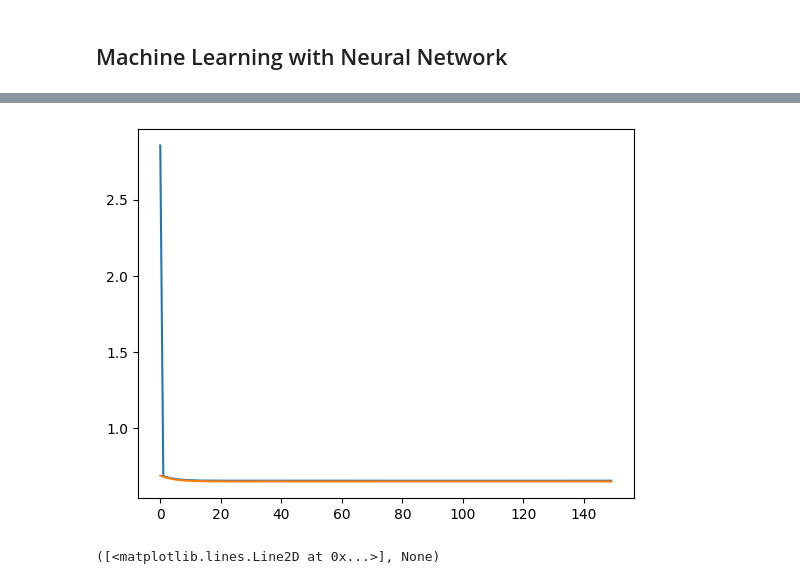
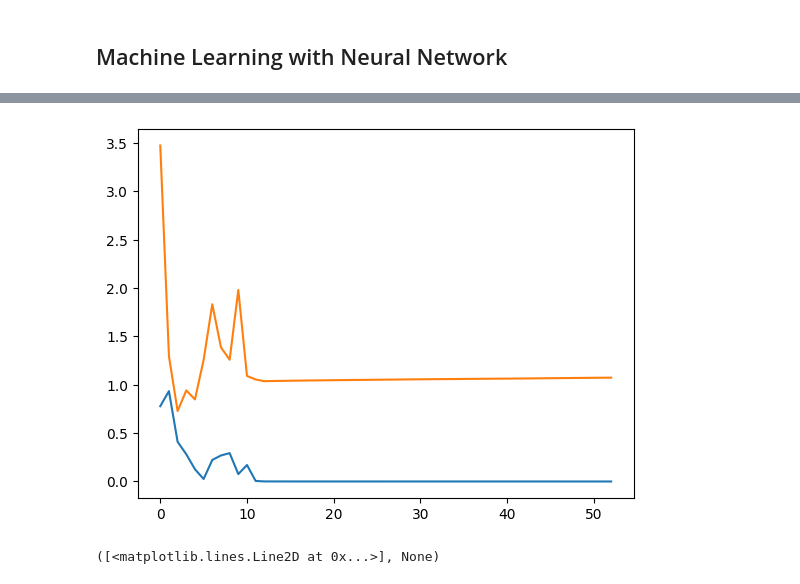
Before and after one commit to Seb65789/Lisboa-Machine-Learning-Project, a Jupyter notebook: Part 2/Clasification_problem1.ipynb, the cells around one changed output, grey strips where cells are left out. Drawn from its saved outputs; the diff is of its cells as text; code cells hidden in the pictures.

```diff
--- a/Part 2/Clasification_problem1.ipynb
+++ b/Part 2/Clasification_problem1.ipynb
@@ -97,9 +112,14 @@ We randomly replicate data from class 0 to have the same amount as class 1.
 IT CAN INCREASE OVERFITTING !!
 # %%
 ros = imb.over_sampling.RandomOverSampler(random_state=None)
-X_train_ROS, y_train_ROS = ros.fit_resample(X_train, y_train)
-X_train_ROS, X_val_ROS, y_train_ROS, y_val_ROS = train_test_split(X_train, train_labels, test_size=0.2)
 
-print("The number of training samples with class 0 after ROS :", np.sum(y_train_ROS==0))
-print("The number of training samples with class 1 after ROS :", np.sum(y_train_ROS==1))
+X_train_ROS, y_train_ROS = ros.fit_resample(X_train_processed, y_train)
+X_train_ROS, X_val_ROS, y_train_ROS, y_val_ROS = train_test_split(X_train_ROS, y_train_ROS, test_size=0.2)
+
+# One hot encoding
+train_labels_ROS = keras.utils.to_categorical(y_train_ROS,2)
+val_labels_ROS = keras.utils.to_categorical(y_val_ROS,2)
+
+print("The number of training samples with class 0 after ROS :", np.sum(y_train_ROS==0)+np.sum(y_val_ROS==0))
+print("The number of training samples with class 1 after ROS :", np.sum(y_train_ROS==1)+np.sum(y_val_ROS==1))
 # %% [output]
@@ -118,8 +145,17 @@ We use a modified version because SMOTE is not effective on high dimensional dat
 # %%
 # Neural network
 model = Sequential()
-model.add(Dense(16, input_dim=48*48, activation='relu'))
-model.add(Dense(8, activation='relu'))
+
+#0.95 with  256 -> 128 -> 64 -> 2
+#0.88 with 128 -> 64 -> 32 -> 2
+#0.81 with 128 -> 64 -> 32 -> 16 -> 2
+#0.86 with 256 -> 128 -> 64 -> 32 -> 2
+
+
+# Input layer
+model.add(Dense(256, input_shape=(48*48,), activation='relu'))
+model.add(Dense(128, activation='relu'))
+model.add(Dense((64), activation='relu'))
 model.add(Dense(2, activation='sigmoid'))
 model.summary()
 # %% [output]
@@ -139,16 +237,19 @@ Model: "sequential_3"
 # %%
-batch_size=50
-epochs=150
-lr=0.001
 
 adam = keras.optimizers.Adam(learning_rate = lr)
 model.compile(optimizer = adam,
-              loss = 'binary_crossentropy',
+              loss = 'categorical_crossentropy',
               metrics=['accuracy'])
 
-print(y_val_RUS.shape)
-#MLP without early stopping
-history = model.fit(x = X_train_RUS,y=y_train_RUS,epochs = epochs,batch_size=batch_size,validation_data = (X_val_RUS,y_val_RUS),verbose = 1)
+
+#MLP with early stopping
+history = model.fit(x = X_train_ROS,
+                    y=train_labels_ROS,
+                    epochs = epochs,
+                    batch_size=batch_size,
+                    validation_data = (X_val_ROS,val_labels_ROS),
+                    callbacks = [early_stopping],
+                    verbose = 1)
 
 
 ####PLOT EVOLUTION
@@ -177,2 +278,2 @@ Epoch 150/150
-[figure, old version]
+[figure, new version]
 ([<matplotlib.lines.Line2D at 0x...>], None)
```
Also changed, not shown: parts of 22 cells of this notebook, 1 other file.
